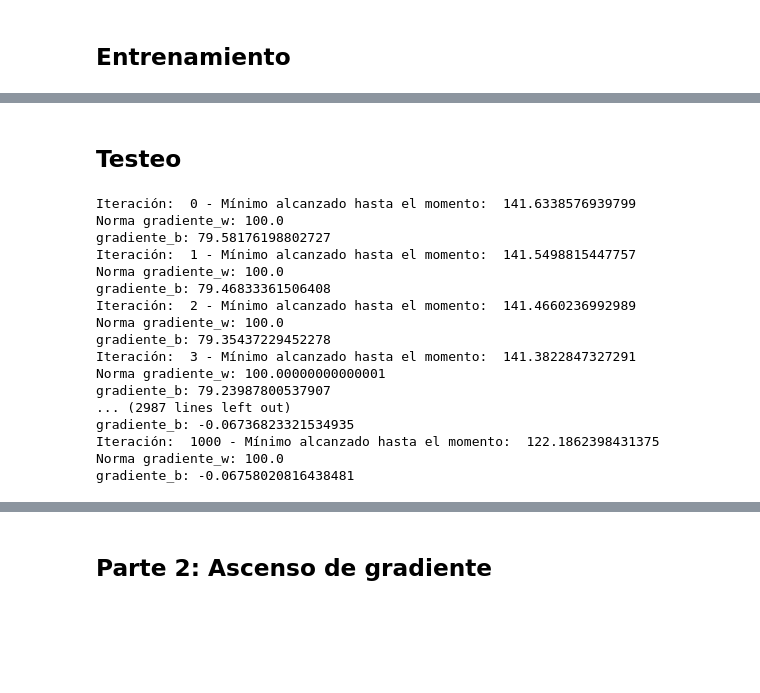
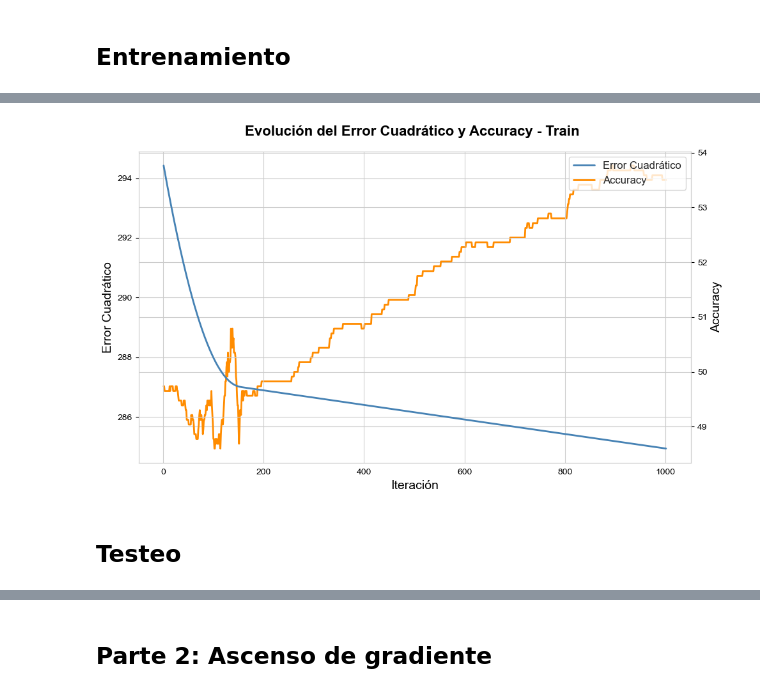
Before and after one commit to seremare9/TP2metodos, a Jupyter notebook: gd.ipynb, the cells around one changed output, grey strips where cells are left out. Cells and saved outputs as stored; diff of their text form; code cells hidden in the pictures; blank space fills up the shorter version.

```diff
--- a/gd.ipynb
+++ b/gd.ipynb
@@ -364,27 +411,37 @@ plt.show()
+# %%
+sns.set_style("whitegrid")
+fig, ax1 = plt.subplots(figsize=(10, 6))
+
+x_vals = np.arange(1, len(valores_loss_train) + 1)
+
+# Eje izquierdo: Error Cuadrático
+color1 = 'steelblue'
+line1, = ax1.plot(x_vals, valores_loss_train, color=color1, linewidth=2, label='Error Cuadrático')
+ax1.set_xlabel("Iteración", fontsize=14, color='black')
+ax1.set_ylabel("Error Cuadrático", fontsize=14, color='black')
+ax1.tick_params(axis='both', colors='black')
+
+# Eje derecho: Accuracy
+ax2 = ax1.twinx()
+color2 = 'darkorange'
+line2, = ax2.plot(x_vals, accuracy_train, color=color2, linewidth=2, label='Accuracy', zorder=1)
+ax2.set_ylabel("Accuracy", fontsize=14, color='black')
+ax2.tick_params(axis='y', colors='black')
+
+# Ajustar solapamiento
+ax1.set_zorder(2)
+ax1.patch.set_visible(False)
+
+# Título
+fig.suptitle("Evolución del Error Cuadrático y Accuracy - Train", fontsize=16, weight='bold', color='black')
+
+# Leyenda combinada (solo una)
+ax1.legend(handles=[line1, line2], loc='upper right', fontsize=12)
+
+plt.tight_layout()
+plt.show()
+plt.show()
+# %% [output]
+[figure, added]
 # %% [markdown]
 ## Testeo
-# %%
-w = np.random.uniform(-1, 1, (i_test.shape[1], 1)) * 0.01
-b = np.random.uniform(-1, 1) * 0.01
-alpha = 1e-7
-normalizar = False
-
-w_optimo, b_optimo, valores, acc = gradient_descent(w, b, i_test, d_test, alpha, normalizar)
-# %% [output]
-Iteración:  0 - Mínimo alcanzado hasta el momento:  141.6338576939799
-Norma gradiente_w: 100.0
-gradiente_b: 79.58176198802727
-Iteración:  1 - Mínimo alcanzado hasta el momento:  141.5498815447757
-Norma gradiente_w: 100.0
-gradiente_b: 79.46833361506408
-Iteración:  2 - Mínimo alcanzado hasta el momento:  141.4660236992989
-Norma gradiente_w: 100.0
-gradiente_b: 79.35437229452278
-Iteración:  3 - Mínimo alcanzado hasta el momento:  141.3822847327291
-Norma gradiente_w: 100.00000000000001
-gradiente_b: 79.23987800537907
-... (2987 lines left out)
-gradiente_b: -0.06736823321534935
-Iteración:  1000 - Mínimo alcanzado hasta el momento:  122.1862398431375
-Norma gradiente_w: 100.0
-gradiente_b: -0.06758020816438481
```
Also changed, not shown: parts of 16 cells of this notebook.
